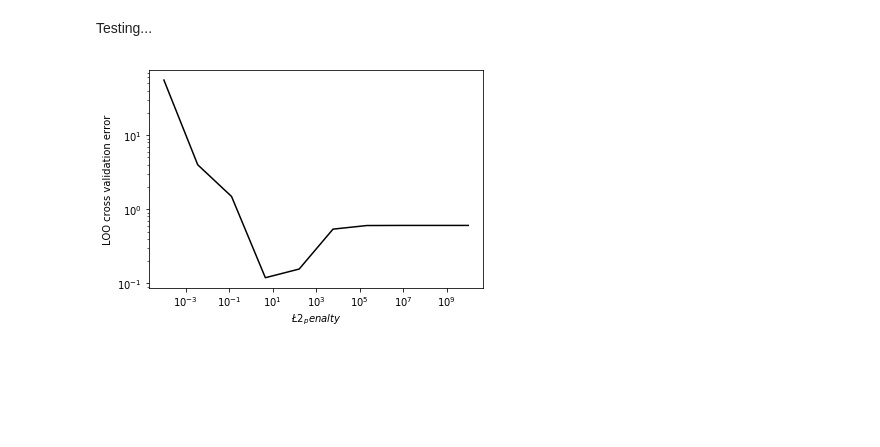
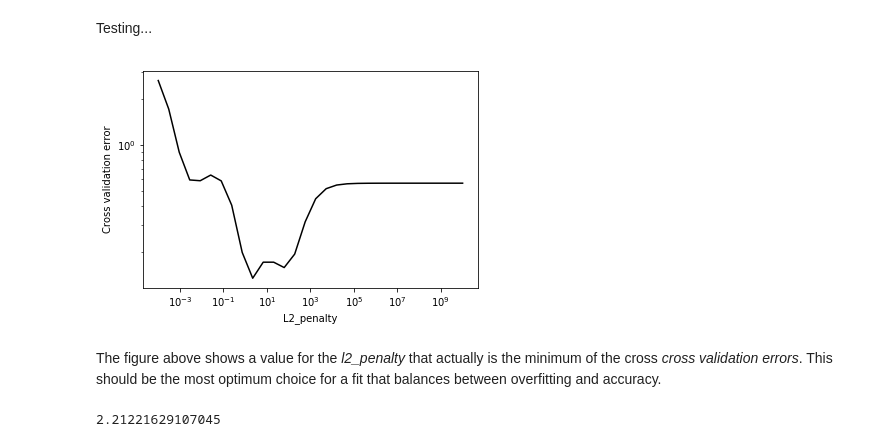
Before and after one commit to timcarytc/Machine-Learning, a Jupyter notebook: Polynomial_Regression/Polynomial_Regression.ipynb, the cells around one changed output. Cells and saved outputs as stored; diff of their text form; code cells hidden in the pictures; blank space fills up the shorter version.

Commit message:
Ridge Regression

```diff
--- a/Polynomial_Regression/Polynomial_Regression.ipynb
+++ b/Polynomial_Regression/Polynomial_Regression.ipynb
@@ -544,7 +541,7 @@ def k_fold_cross_validation(data, power, l2_penalty_array, k_folds):
     poly = polynomial_features(data, power)
 
     # Initializing the array to receive the mean squared erros
-    mse = np.zeros((k_folds,1))
+    mse = np.zeros((len(l2_penalty_array),1))
     count = 0
 
     # Start the loop for all the l2 penalty values
@@ -558,7 +555,8 @@ def k_fold_cross_validation(data, power, l2_penalty_array, k_folds):
             train, validation = split_train_validation(poly,min_ind, max_ind)
 
             # train model
-            model = tc.linear_regression.create(train,target='Y', l2_penalty=l2_penalty, validation_set=None,verbose=False)
+            model = tc.linear_regression.create(train,target='Y', l2_penalty=l2_penalty,
+                                                validation_set=None,verbose=False)
 
             # predict on validation set
             y_test_predicted = model.predict(validation)
@@ -576,7 +574,6 @@ def k_fold_cross_validation(data, power, l2_penalty_array, k_folds):
         count += 1
 
     # Getting the minimum "mean square error" and the best l2 penalty
-    min_mse = min(mse)
     best_l2_penalty = l2_penalty_array[np.argmin(mse)]
 
     # Return the values
@@ -584,15 +581,20 @@ def k_fold_cross_validation(data, power, l2_penalty_array, k_folds):
 # %% [markdown]
 Testing...
 # %%
-l2_penalty_values = np.logspace(-4, 10, num=10)
+l2_penalty_values = np.logspace(-4, 10, num=30)
 k_folds = len(data)/3
-power = 16
-l2_penalty_mse,best_l2_penalty = k_fold_cross_validation(data, power, l2_penalty_values, k_folds)
+l2_penalty_mse,best_l2_penalty = k_fold_cross_validation(data, 16, l2_penalty_values, k_folds)
 # %%
 plt.plot(l2_penalty_values,l2_penalty_mse,'k-')
-plt.xlabel('$\L2_penalty$')
-plt.ylabel('LOO cross validation error')
+plt.xlabel('L2_penalty')
+plt.ylabel('Cross validation error')
 plt.xscale('log')
 plt.yscale('log')
 # %% [output]
-[figure, old version]
+[figure, new version]
+# %% [markdown]
+The figure above shows a value for the *l2_penalty* that actually is the minimum of the cross *cross validation errors*. This should be the most optimum choice for a fit that balances between overfitting and accuracy.
+# %%
+best_l2_penalty
+# %% [output]
+2.21221629107045
```
Also changed, not shown: parts of 18 cells of this notebook.
